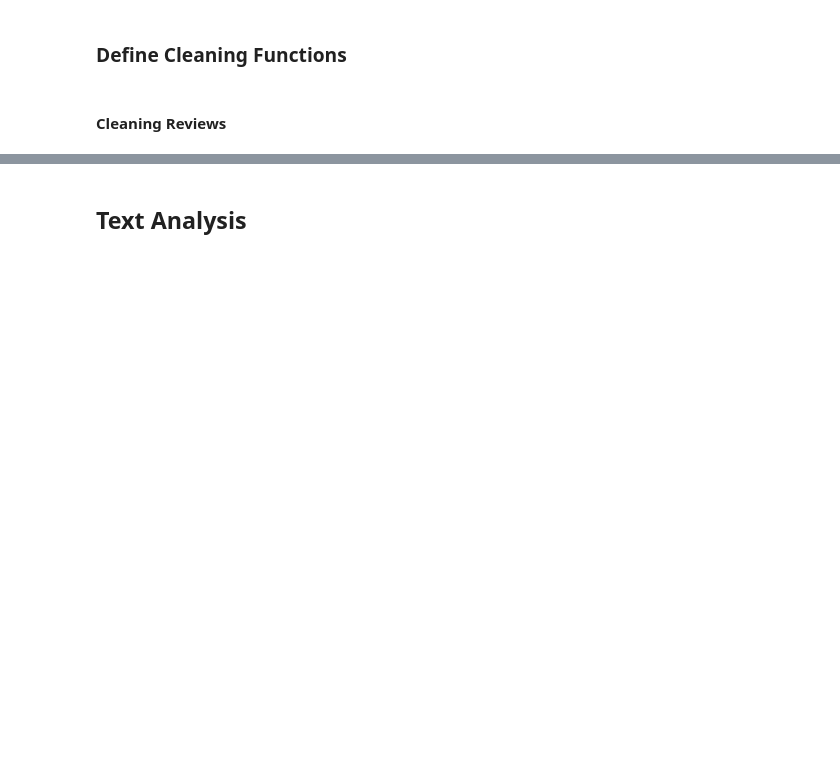
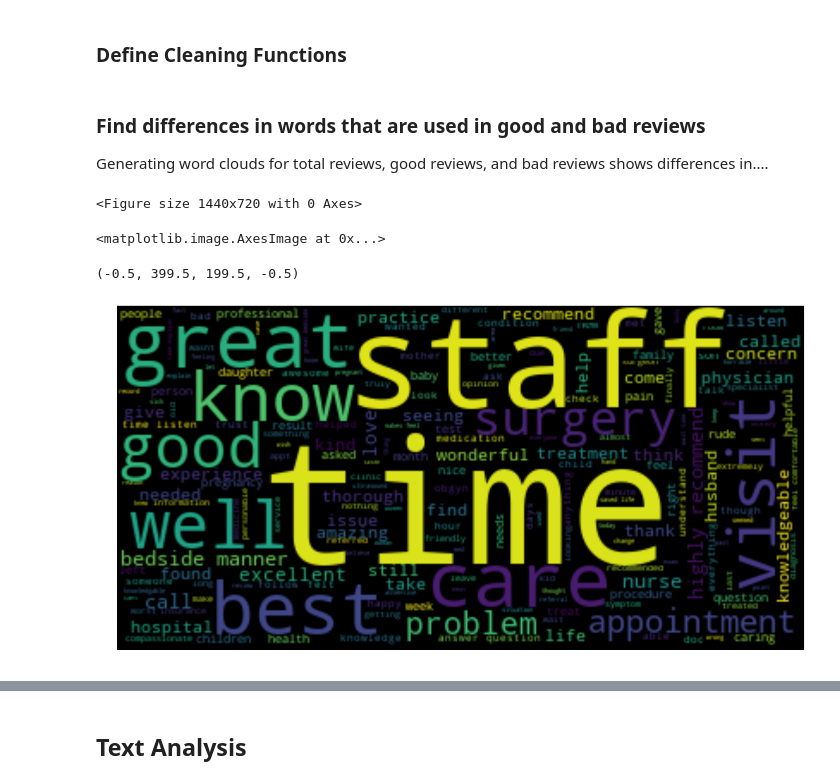
Before and after one commit to KlippL/Doctors_Reviews_NLP, a Jupyter notebook: Review_Analysis.ipynb, the cells around one changed output, grey strips where cells are left out. Drawn from its saved outputs; the diff is of its cells as text; code cells hidden in the pictures; blank space fills up the shorter version.

```diff
--- a/Review_Analysis.ipynb
+++ b/Review_Analysis.ipynb
@@ -288,14 +299,27 @@ def stopOther(text_array):
         except:
             stopped_text.append(h)
     return stopped_text
-# %% [markdown]
-#### Cleaning Reviews
+# %% [markdown]
+### Find differences in words that are used in good and bad reviews
+
+Generating word clouds for total reviews, good reviews, and bad reviews shows differences in....
 # %%
-# All reviews
-reviews_all = random_sub.review.str.lower()
+# Clean all reviews
+reviews_all = df_all.review.str.lower()
 reviews_all = removePunc(reviews_all)
 reviews_all = removeNumbers(reviews_all)
 reviews_all = stopOther(reviews_all)
-#reviews_all = stopText(reviews_all)
-#reviews_all = lemmText(reviews_all)
+
+
+# Word Cloud for all reviews
+wordcloud = WordCloud().generate(pd.Series(reviews_all).str.cat(sep = " "))
+
+pyplot.figure(figsize=(20,10))
+pyplot.imshow(wordcloud, interpolation='bilinear')
+pyplot.axis("off")
+# %% [output]
+<Figure size 1440x720 with 0 Axes>
+<matplotlib.image.AxesImage at 0x...>
+(-0.5, 399.5, 199.5, -0.5)
+[figure, added]
 # %%
```
Also changed, not shown: parts of 22 cells of this notebook.
